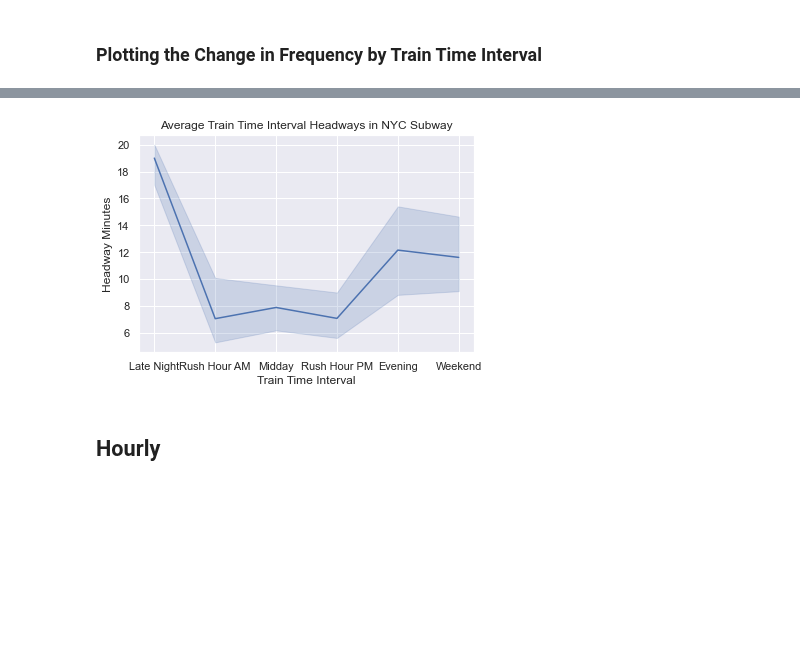
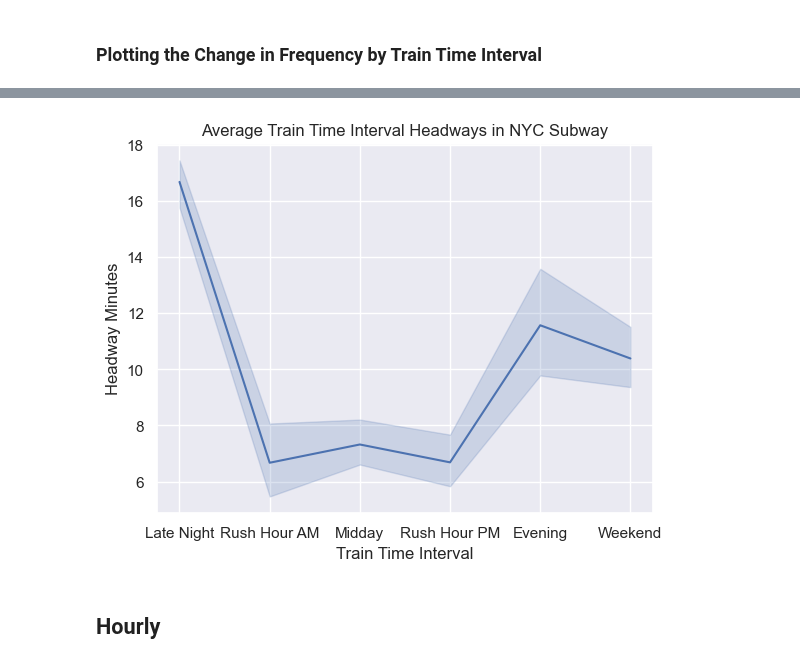
Before and after one commit to gregfeliu/NYC-Subway-Frequencies, a Jupyter notebook: Notebooks/1.Frequency_by_Service.ipynb, the cells around one changed output, grey strips where cells are left out. Drawn from its saved outputs; the diff is of its cells as text; code cells hidden in the pictures; blank space fills up the shorter version.

```diff
--- a/Notebooks/1.Frequency_by_Service.ipynb
+++ b/Notebooks/1.Frequency_by_Service.ipynb
@@ -42,14 +40,14 @@ FileNotFoundError: [Errno 2] No such file or directory: 'data/google_transit/rou
 ## Frequency Data
 (that I made)
 # %%
-first_stop_in_trip = pd.read_csv("saved_data/first_stop_in_trip.csv", index_col=0)
-average_trip_time_per_service = pd.read_csv("saved_data/average_trip_time_per_service.csv", index_col=0)
-hourly_route_trip_freq = pd.read_csv("saved_data/hourly_route_trip_freq.csv", index_col=0)
-trip_interval_route_freq = pd.read_csv("saved_data/trip_interval_route_freq.csv", index_col=0)
-hourly_station_ridership = pd.read_csv("saved_data/hourly_station_ridership.csv", index_col=0)
-route_frequency_by_day = pd.read_csv("saved_data/route_frequency_by_day.csv", index_col=0)
-station_info_w_frequency = pd.read_csv("saved_data/station_info_w_frequency.csv", index_col=0)
-stations_df = pd.read_csv("saved_data/stations_df.csv", index_col=0)
+first_stop_in_trip = pd.read_csv("../saved_data/first_stop_in_trip.csv", index_col=0)
+average_trip_time_per_service = pd.read_csv("../saved_data/average_trip_time_per_service.csv", index_col=0)
+hourly_route_trip_freq = pd.read_csv("../saved_data/hourly_route_trip_freq.csv", index_col=0)
+trip_interval_route_freq = pd.read_csv("../saved_data/trip_interval_route_freq.csv", index_col=0)
+hourly_station_ridership = pd.read_csv("../saved_data/hourly_station_ridership.csv", index_col=0)
+route_frequency_by_day = pd.read_csv("../saved_data/route_frequency_by_day.csv", index_col=0)
+station_info_w_frequency = pd.read_csv("../saved_data/station_info_w_frequency.csv", index_col=0)
+stations_df = pd.read_csv("../saved_data/stations_df.csv", index_col=0)
 # %%
 # sorting the trip interval data by service
 # sorting train_time_interval by time of day
@@ -166,0 +181,7 @@ trip_interval_route_freq[trip_interval_route_freq['headway_minutes'] < 1000].sor
+# %%
+# removing edge cases
+# essentially the late night B, C, and GS have trains which have services barely crossing into this interval
+trip_interval_route_freq = trip_interval_route_freq[trip_interval_route_freq['headway_minutes']<31]
+# removing the G from any service comparisons
+# the route length shifts variabley so the frequency calculations are incorrect
+trip_interval_route_freq = trip_interval_route_freq[trip_interval_route_freq['route_id']!='G']
@@ -167,15 +204,15 @@ trip_interval_route_freq[trip_interval_route_freq['headway_minutes'] < 1000].sor
 # %%
 trip_interval_route_freq.columns = ['route_id', 'Train Time Interval', 'trains_per_hour'
                                    , 'headway_seconds', 'Headway Minutes', 'route_time_seconds'
                                    , 'route_time_minutes', 'Avg_num_trains_running']
 # full
 interval_headways_by_line = sns.lineplot(data=trip_interval_route_freq, x='Train Time Interval'
-                                       , y='Headway Minutes', ci=100)
+                                       , y='Headway Minutes', ci=90)
 interval_headways_by_line.set_title('Average Train Time Interval Headways in NYC Subway')
 fig = interval_headways_by_line.get_figure()
-# fig.savefig("saved_data/interval_headways.png")
+# fig.savefig("../saved_data/interval_headways.png")
 # %% [output]
-[figure, old version]
+[figure, new version]
 # %% [markdown]
 ## Hourly
 # %%
```
Also changed, not shown: parts of 33 cells of this notebook, 5 other files.
